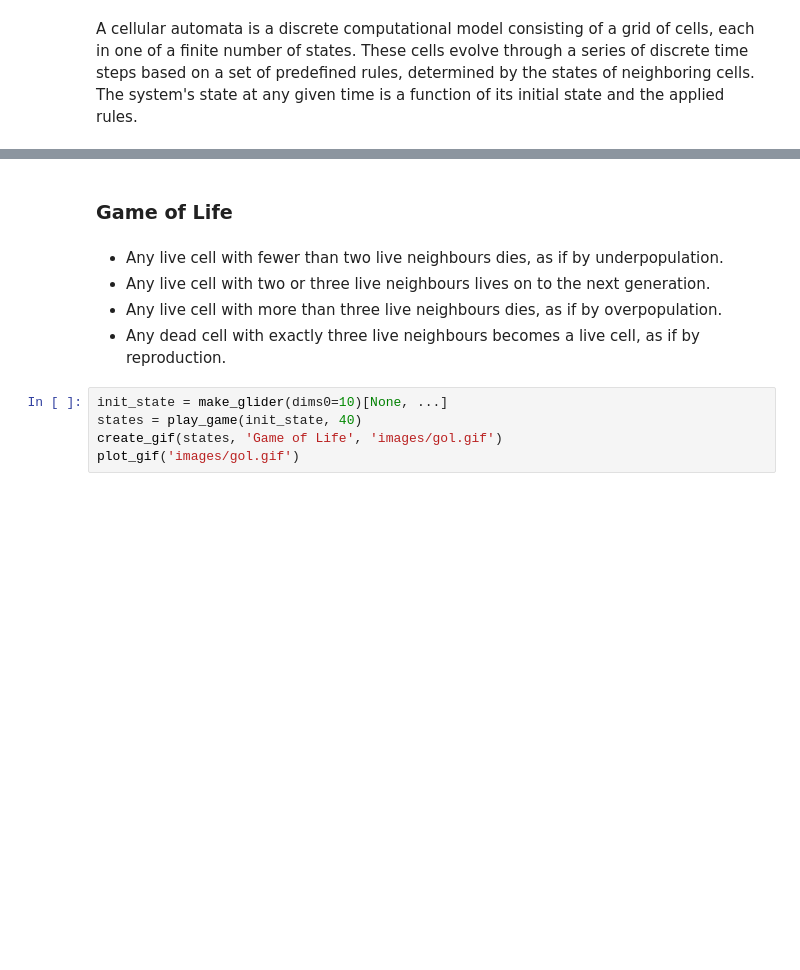
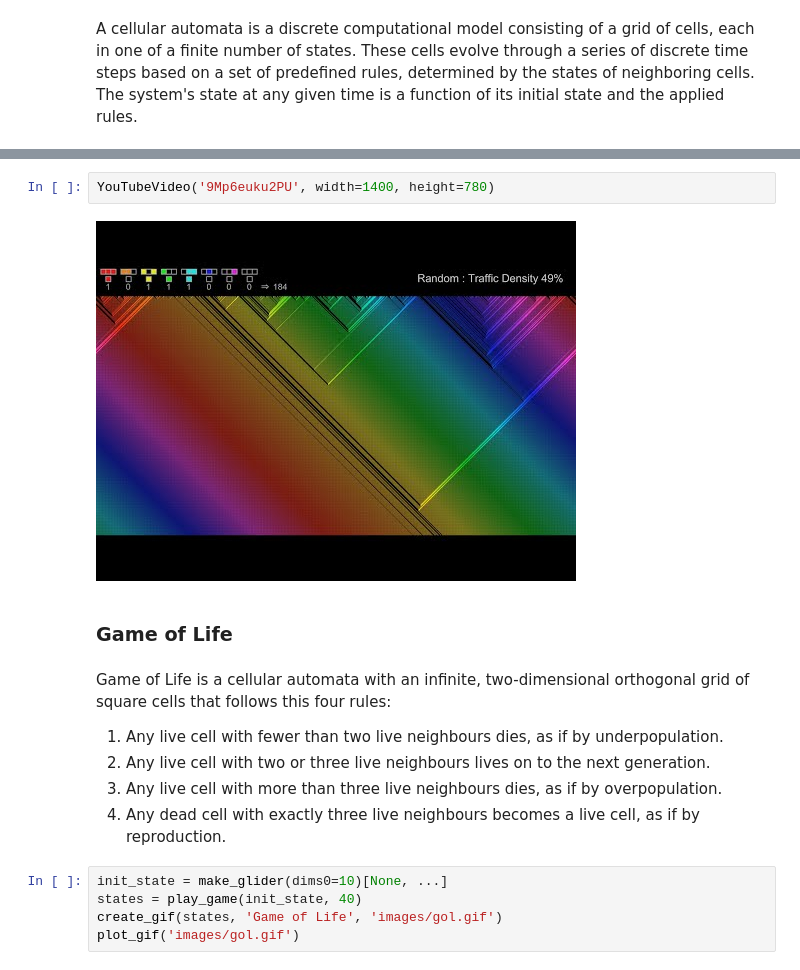
Before and after one commit to m-wojnar/cnn-ca, a Jupyter notebook: demos/complex_systems_demo.ipynb, the cells around one changed output, grey strips where cells are left out. Cells and saved outputs as stored; diff of their text form; blank space fills up the shorter version.

```diff
--- a/demos/complex_systems_demo.ipynb
+++ b/demos/complex_systems_demo.ipynb
@@ -82,10 +86,16 @@ A cellular automata is a discrete computational model consisting of a grid of ce
+# %%
+YouTubeVideo('9Mp6euku2PU', width=1400, height=780)
+# %% [output]
+[figure, added]
 # %% [markdown]
 ### Game of Life
 # %% [markdown]
-- Any live cell with fewer than two live neighbours dies, as if by underpopulation.
-- Any live cell with two or three live neighbours lives on to the next generation.
-- Any live cell with more than three live neighbours dies, as if by overpopulation.
-- Any dead cell with exactly three live neighbours becomes a live cell, as if by reproduction.
+Game of Life is a cellular automata with an infinite, two-dimensional orthogonal grid of square cells that follows this four rules:
+
+1. Any live cell with fewer than two live neighbours dies, as if by underpopulation.
+2. Any live cell with two or three live neighbours lives on to the next generation.
+3. Any live cell with more than three live neighbours dies, as if by overpopulation.
+4. Any dead cell with exactly three live neighbours becomes a live cell, as if by reproduction.
 # %%
 init_state = make_glider(dims0=10)[None, ...]
 states = play_game(init_state, 40)
```
Also changed, not shown: parts of 8 cells of this notebook, 1 other file.
